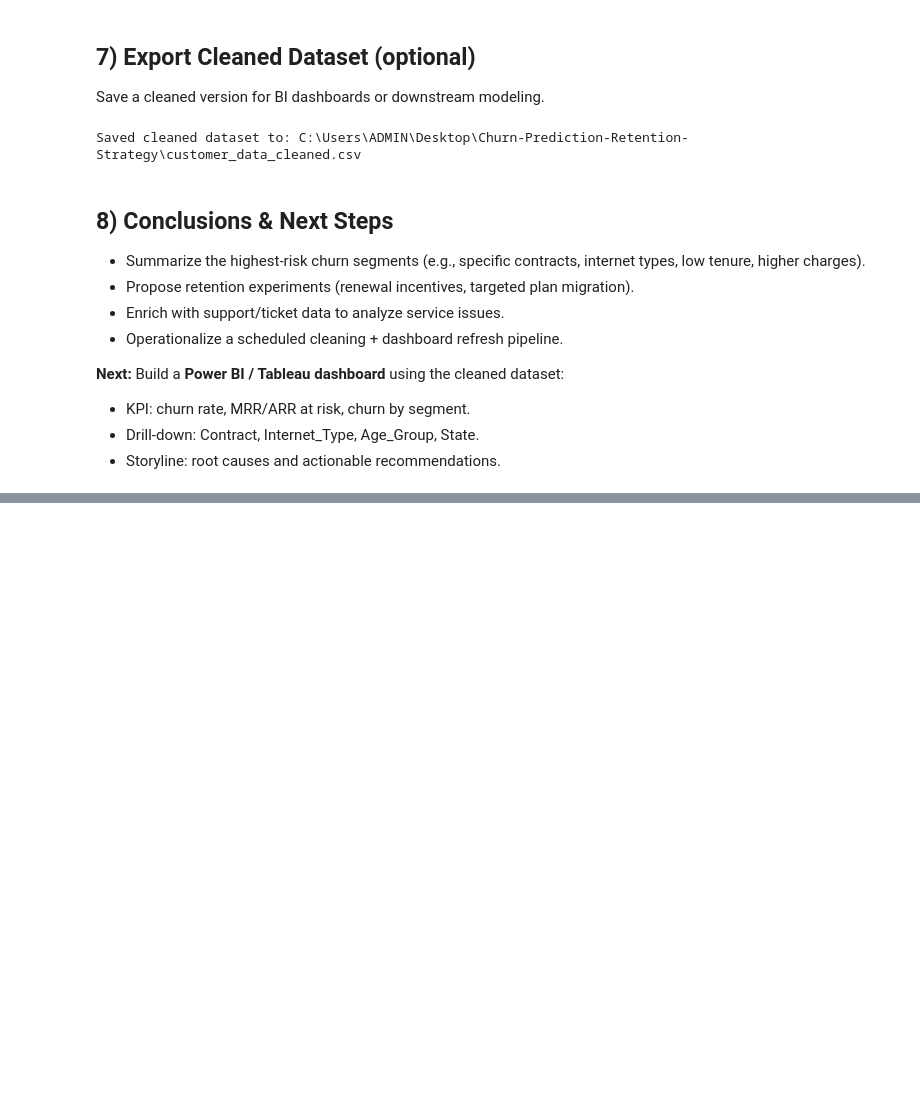
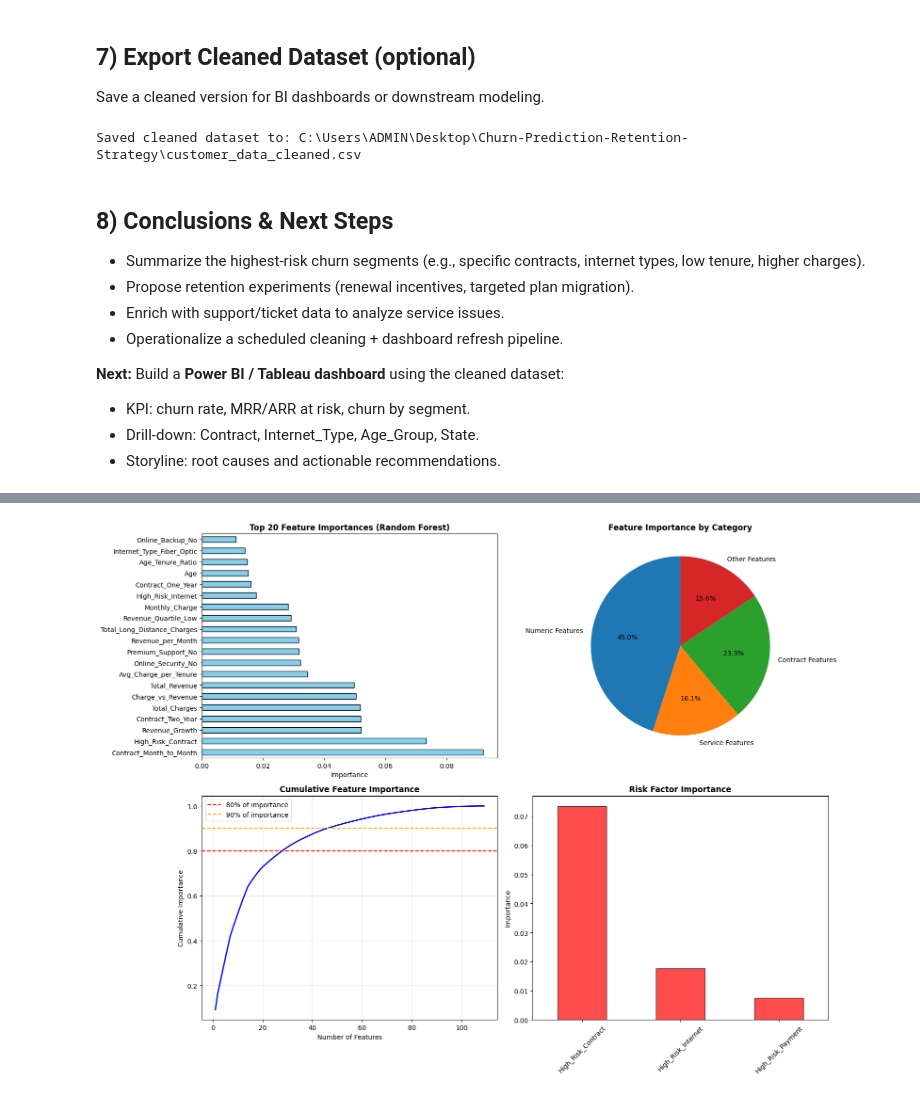
Before and after one commit to 23092003e/Churn-Prediction-Retention-Strategy, a Jupyter notebook: Customer_Churn_Analysis.ipynb, the cells around one changed output, grey strips where cells are left out. Saved outputs shown, nothing was run; the diff lists cells and outputs as text; code cells hidden in the pictures; blank space fills up the shorter version.

Commit message:
Finish Churn analysis

```diff
--- a/Customer_Churn_Analysis.ipynb
+++ b/Customer_Churn_Analysis.ipynb
@@ -727,0 +1467,86 @@ Saved cleaned dataset to: C:\Users\ADMIN\Desktop\Churn-Prediction-Retention-Stra
+# %%
+# Comprehensive feature importance analysis
+print("=== FEATURE IMPORTANCE ANALYSIS ===")
+
+# Get feature names
+feature_names = X_train_smote.columns if hasattr(X_train_smote, 'columns') else [f'feature_{i}' for i in range(X_train_smote.shape[1])]
+
+# Feature importance from best Random Forest
+rf_importance = pd.Series(best_rf.feature_importances_, index=feature_names).sort_values(ascending=False)
+
+print("\nTop 20 Most Important Features:")
+print(rf_importance.head(20))
+
+# Visualization
+fig, axes = plt.subplots(2, 2, figsize=(16, 12))
+
+# Top 20 feature importance
+ax1 = axes[0, 0]
+rf_importance.head(20).plot(kind='barh', ax=ax1, color='skyblue', edgecolor='black')
+ax1.set_title('Top 20 Feature Importances (Random Forest)', fontweight='bold')
+ax1.set_xlabel('Importance')
+
+# Feature importance by category
+ax2 = axes[0, 1]
+# Group features by type
+numeric_features = [f for f in rf_importance.index if any(word in f.lower() for word in ['age', 'tenure', 'charge', 'revenue', 'count', 'ratio'])]
+service_features = [f for f in rf_importance.index if any(word in f.lower() for word in ['streaming', 'security', 'backup', 'protection', 'support'])]
+contract_features = [f for f in rf_importance.index if 'contract' in f.lower()]
+other_features = [f for f in rf_importance.index if f not in numeric_features + service_features + contract_features]
+
+category_importance = {
+    'Numeric Features': rf_importance[numeric_features].sum(),
+    'Service Features': rf_importance[service_features].sum(),
+    'Contract Features': rf_importance[contract_features].sum(),
+    'Other Features': rf_importance[other_features].sum()
+}
+
+pd.Series(category_importance).plot(kind='pie', ax=ax2, autopct='%1.1f%%', startangle=90)
+ax2.set_title('Feature Importance by Category', fontweight='bold')
+ax2.set_ylabel('')
+
+# Cumulative importance
+ax3 = axes[1, 0]
+cumsum = rf_importance.cumsum()
+ax3.plot(range(1, len(cumsum)+1), cumsum, 'b-', linewidth=2)
+ax3.axhline(y=0.8, color='r', linestyle='--', label='80% of importance')
+ax3.axhline(y=0.9, color='orange', linestyle='--', label='90% of importance')
+ax3.set_xlabel('Number of Features')
+ax3.set_ylabel('Cumulative Importance')
+ax3.set_title('Cumulative Feature Importance', fontweight='bold')
+ax3.legend()
+ax3.grid(alpha=0.3)
+
+# Risk factors importance
+ax4 = axes[1, 1]
+risk_factors = [f for f in rf_importance.index if 'risk' in f.lower()]
+if risk_factors:
+    rf_importance[risk_factors].plot(kind='bar', ax=ax4, color='red', alpha=0.7, edgecolor='black')
+    ax4.set_title('Risk Factor Importance', fontweight='bold')
+    ax4.set_ylabel('Importance')
+    ax4.tick_params(axis='x', rotation=45)
+else:
+    ax4.text(0.5, 0.5, 'No Risk Factors\nFound', ha='center', va='center', transform=ax4.transAxes, fontsize=12)
+    ax4.set_title('Risk Factor Importance', fontweight='bold')
+
+plt.tight_layout()
+plt.show()
+
+# Business insights from feature importance
+print("\n🔍 KEY BUSINESS INSIGHTS:")
+top_features = rf_importance.head(10)
+for i, (feature, importance) in enumerate(top_features.items(), 1):
+    print(f"{i:2d}. {feature:<30}: {importance:.4f}")
+
+print("\n💡 ACTIONABLE RECOMMENDATIONS:")
+if 'High_Risk_Contract' in top_features.index or any('month-to-month' in f.lower() for f in top_features.index):
+    print("   • Focus retention efforts on month-to-month contract customers")
+if 'Tenure_in_Months' in top_features.index or 'Tenure_Years' in top_features.index:
+    print("   • Implement early intervention programs for new customers (< 12 months)")
+if any('revenue' in f.lower() for f in top_features.index):
+    print("   • Monitor revenue patterns and offer value-based retention incentives")
+if any('fiber' in f.lower() for f in top_features.index):
+    print("   • Improve fiber optic service quality and customer support")
+if any('service' in f.lower() for f in top_features.index):
+    print("   • Promote additional services to increase customer stickiness")
+# %% [output]
@@ -727,0 +1570 @@ Saved cleaned dataset to: C:\Users\ADMIN\Desktop\Churn-Prediction-Retention-Stra
+[figure, added]
```
Also changed, not shown: parts of 32 cells of this notebook, 4 other files.
